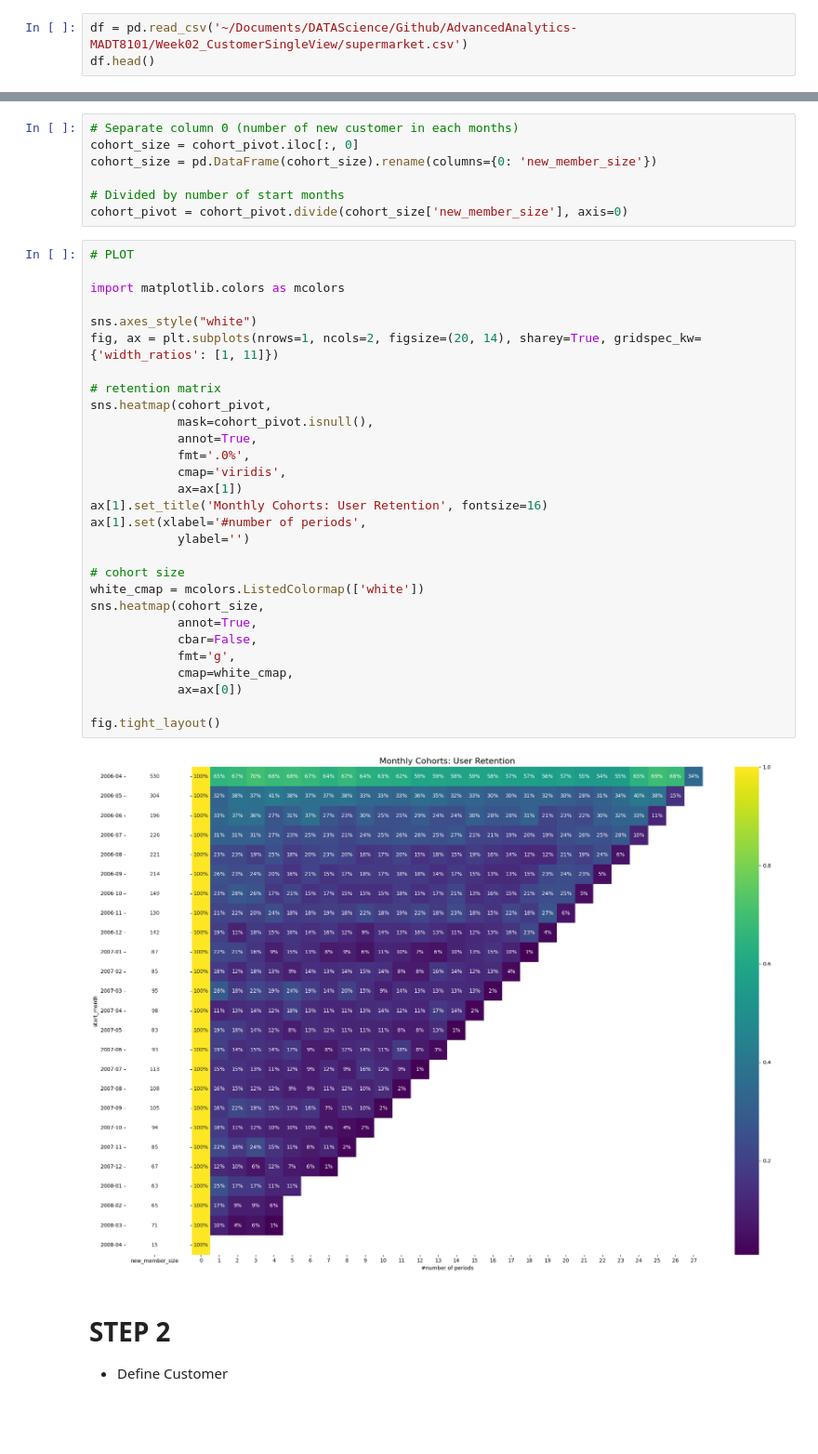
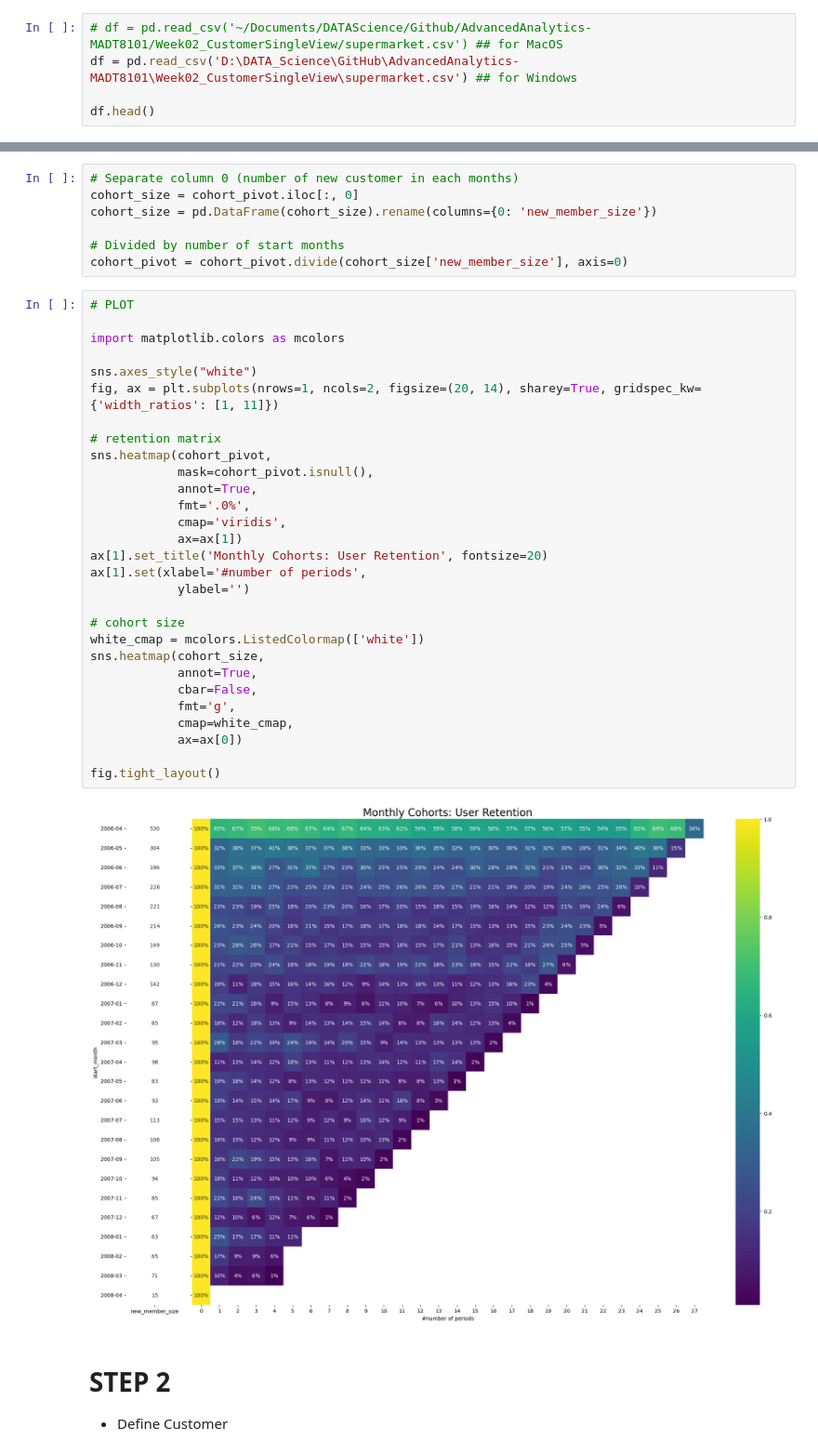
Before and after one commit to HikariJadeEmpire/AdvancedAnalytics-MADT8101, a Jupyter notebook: Week04_ChurnScoring/myChurnPrediction.ipynb, the cells around one changed output, grey strips where cells are left out. Shown at 93% size. Saved outputs shown, nothing was run; the diff lists cells and outputs as text; blank space fills up the shorter version.

```diff
--- a/Week04_ChurnScoring/myChurnPrediction.ipynb
+++ b/Week04_ChurnScoring/myChurnPrediction.ipynb
@@ -10,7 +10,9 @@ import seaborn as sns
 
 import datetime as dt
 # %%
-df = pd.read_csv('~/Documents/DATAScience/Github/AdvancedAnalytics-MADT8101/Week02_CustomerSingleView/supermarket.csv')
+# df = pd.read_csv('~/Documents/DATAScience/Github/AdvancedAnalytics-MADT8101/Week02_CustomerSingleView/supermarket.csv') ## for MacOS
+df = pd.read_csv('D:\DATA_Science\GitHub\AdvancedAnalytics-MADT8101\Week02_CustomerSingleView\supermarket.csv') ## for Windows
+
 df.head()
 # %% [output]
 |  | SHOP_WEEK | SHOP_DATE | SHOP_WEEKDAY | SHOP_HOUR | QUANTITY | SPEND | PROD_CODE | PROD_CODE_10 | ... |
@@ -142,34 +144,34 @@ cohort_pivot = cohort_pivot.divide(cohort_size['new_member_size'], axis=0)
 # %%
 # PLOT
 
 import matplotlib.colors as mcolors
 
 sns.axes_style("white")
 fig, ax = plt.subplots(nrows=1, ncols=2, figsize=(20, 14), sharey=True, gridspec_kw={'width_ratios': [1, 11]})
 
 # retention matrix
 sns.heatmap(cohort_pivot,
             mask=cohort_pivot.isnull(),
             annot=True,
             fmt='.0%',
             cmap='viridis',
             ax=ax[1])
-ax[1].set_title('Monthly Cohorts: User Retention', fontsize=16)
+ax[1].set_title('Monthly Cohorts: User Retention', fontsize=20)
 ax[1].set(xlabel='#number of periods',
             ylabel='')
 
 # cohort size
 white_cmap = mcolors.ListedColormap(['white'])
 sns.heatmap(cohort_size,
             annot=True,
             cbar=False,
             fmt='g',
             cmap=white_cmap,
             ax=ax[0])
 
 fig.tight_layout()
 # %% [output]
-[figure, old version]
+[figure, new version]
 # %% [markdown]
 # STEP 2
 - Define Customer
```
Also changed, not shown: parts of 3 cells of this notebook.
